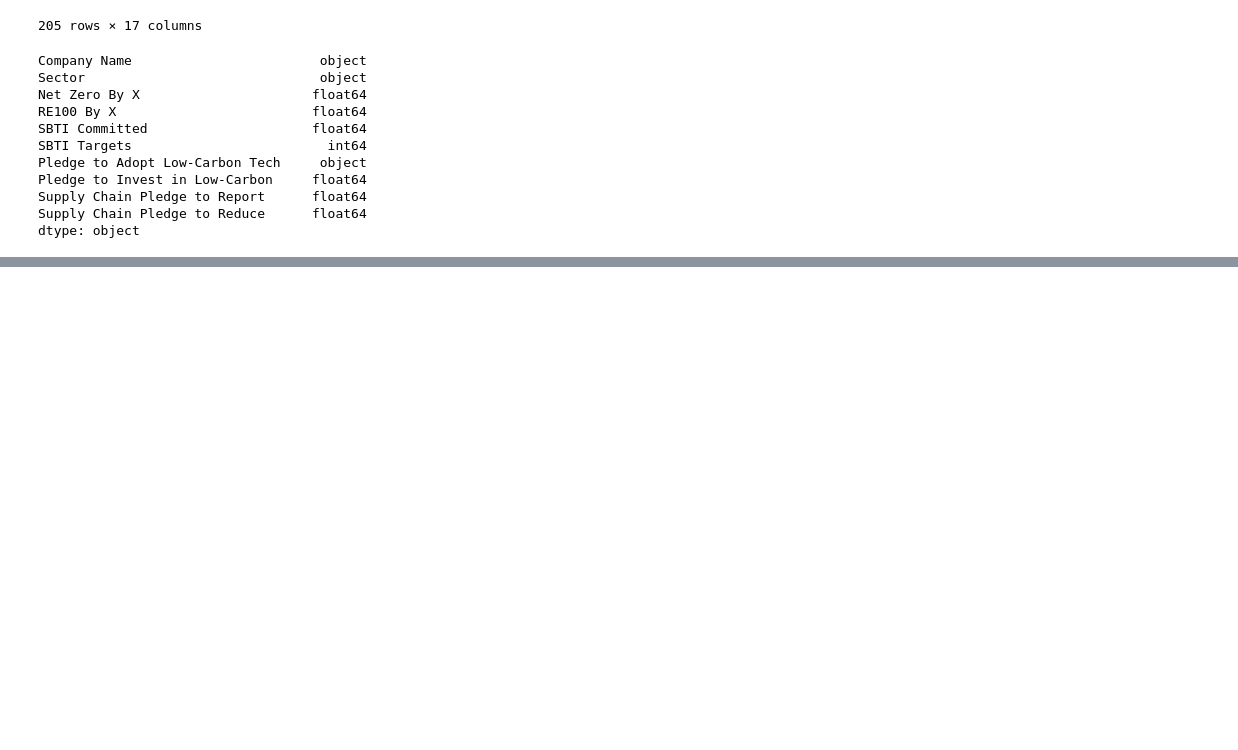
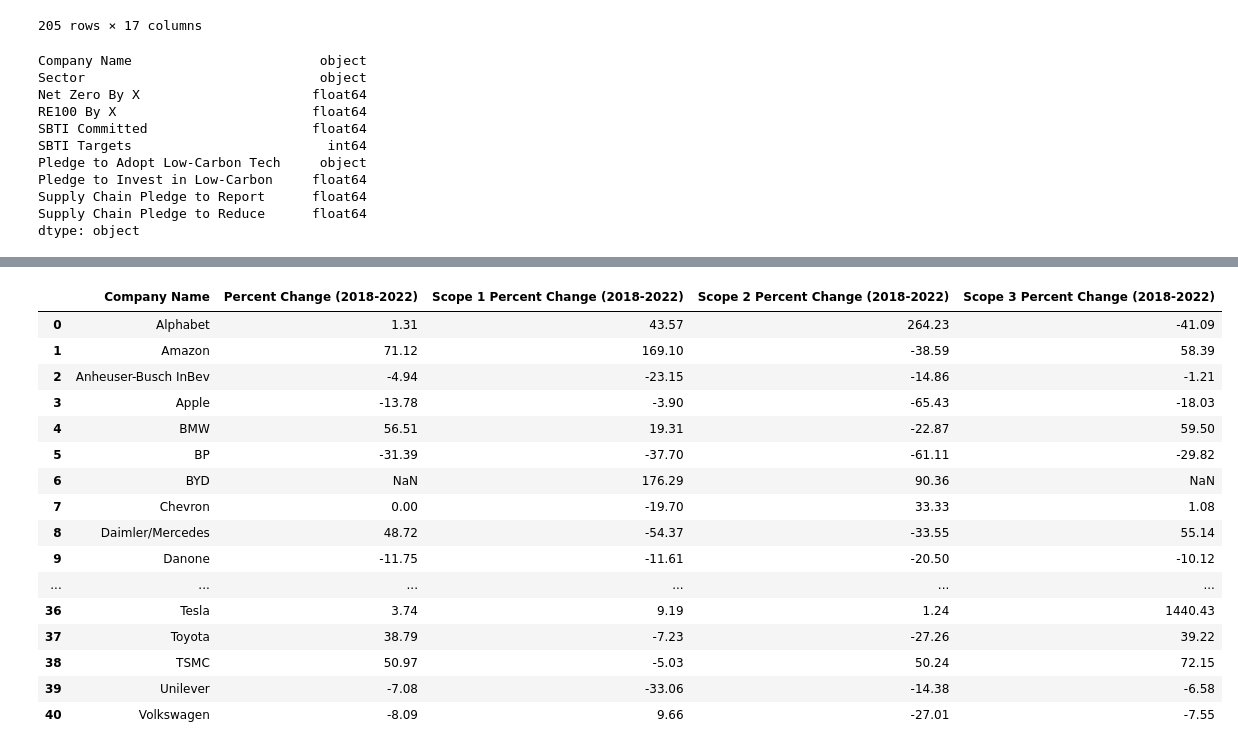
Before and after one commit to zcjanin/decarbonization-2024, a Jupyter notebook: Correlations.ipynb, the cells around one changed output, grey strips where cells are left out. Saved outputs shown, nothing was run; the diff lists cells and outputs as text; code cells hidden in the pictures; blank space fills up the shorter version.

```diff
--- a/Correlations.ipynb
+++ b/Correlations.ipynb
@@ -84,13 +71,3 @@ def percent_change(final, initial):
 initial_year = sectors[sectors['YEAR']==2018]['TOTAL EMISSIONS'].values
 final_year = sectors[sectors['YEAR']==2022]['TOTAL EMISSIONS'].values
 percent = percent_change(final_year, initial_year)
-# %%
-percents = pd.read_csv('data/percentchanges.csv')
-percents = percents.replace(to_replace={
-    '1,190.75' : 1190.75,
-    '1,795.08' : 1795.08,
-    '1,198.50' : 1198.50,
-    '1,440.43': 1440.43
-})
-percents['Percent Change (2018-2022)'] = percents['Percent Change (2018-2022)'].astype(float)
-percents['Scope 3 Percent Change (2018-2022)'] = percents['Scope 3 Percent Change (2018-2022)'].astype(float)
@@ -96,0 +88,20 @@ percents['Scope 3 Percent Change (2018-2022)'] = percents['Scope 3 Percent Chang
+# %%
+percents
+# %% [output]
+|  | Company Name | Percent Change (2018-2022) | Scope 1 Percent Change (2018-2022) | Scope 2 Percent Change (2018-2022) | Scope 3 Percent Change (2018-2022) |
+| 0 | Alphabet | 1.31 | 43.57 | 264.23 | -41.09 |
+| 1 | Amazon | 71.12 | 169.10 | -38.59 | 58.39 |
+| 2 | Anheuser-Busch InBev | -4.94 | -23.15 | -14.86 | -1.21 |
+| 3 | Apple | -13.78 | -3.90 | -65.43 | -18.03 |
+| 4 | BMW | 56.51 | 19.31 | -22.87 | 59.50 |
+| 5 | BP | -31.39 | -37.70 | -61.11 | -29.82 |
+| 6 | BYD | NaN | 176.29 | 90.36 | NaN |
+| 7 | Chevron | 0.00 | -19.70 | 33.33 | 1.08 |
+| 8 | Daimler/Mercedes | 48.72 | -54.37 | -33.55 | 55.14 |
+| 9 | Danone | -11.75 | -11.61 | -20.50 | -10.12 |
+| ... | ... | ... | ... | ... | ... |
+| 36 | Tesla | 3.74 | 9.19 | 1.24 | 1440.43 |
+| 37 | Toyota | 38.79 | -7.23 | -27.26 | 39.22 |
+| 38 | TSMC | 50.97 | -5.03 | 50.24 | 72.15 |
+| 39 | Unilever | -7.08 | -33.06 | -14.38 | -6.58 |
+| 40 | Volkswagen | -8.09 | 9.66 | -27.01 | -7.55 |
```
Also changed, not shown: parts of 14 cells of this notebook, 4 other files.
